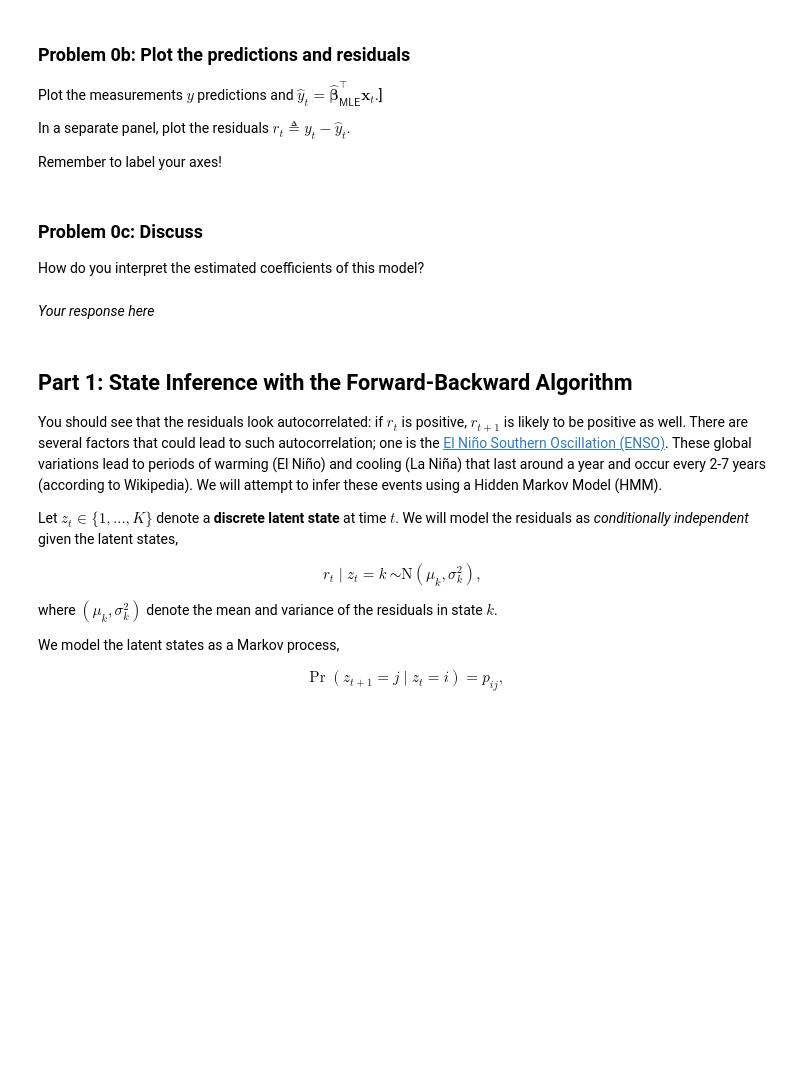
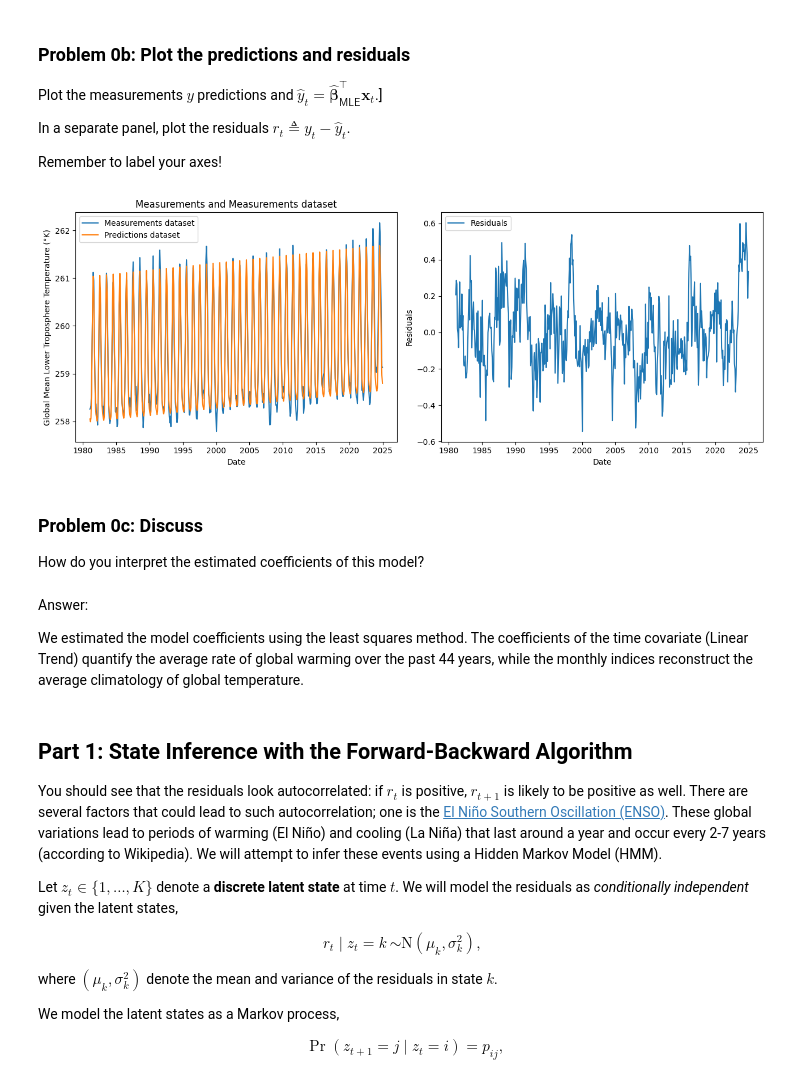
Before and after one commit to Zane-Liao/stats305b, a Jupyter notebook: hw3.ipynb, the cells around one changed output. Cells and saved outputs as stored; diff of their text form; code cells hidden in the pictures; blank space fills up the shorter version.

```diff
--- a/hw3.ipynb
+++ b/hw3.ipynb
@@ -191,5 +205,11 @@ Use the following covariates,
 # %%
 # We'll help you extract the months as integers
 months = torch.tensor([date.astype(datetime).month for date in dates])
+T = len(months)
+t = torch.arange(1, T+1, dtype=torch.float32)
+X = torch.cat([t.unsqueeze(1), nn.functional.one_hot(months - 1, num_classes=12)], dim=1).float()
+y = global_temps.float()
 
+beta_hat_mle = (X.T @ X).inverse() @ X.T @ y
+beta_hat_mle
 # YOUR CODE HERE
@@ -206,9 +228,32 @@ Remember to label your axes!
+# %%
+# YOUR CODE HERE
+y_hat_t = X @ beta_hat_mle
+r_t = y - y_hat_t
+
+fig, axs = plt.subplots(1, 2, figsize=(13, 5))
+axs[0].plot(dates, y, label="Measurements dataset")
+axs[0].plot(dates, y_hat_t, label="Predictions dataset")
+axs[0].set_xlabel("Date")
+axs[0].set_ylabel("Global Mean Lower Troposphere Temperature (°K)")
+axs[0].legend()
+axs[0].set_title("Measurements and Measurements dataset")
+
+axs[1].plot(dates, r_t, label="Residuals")
+axs[1].set_xlabel("Date")
+axs[1].set_ylabel("Residuals")
+axs[1].legend()
+
+plt.tight_layout()
+# %% [output]
+[figure, added]
 # %% [markdown]
 ### Problem 0c: Discuss
 
 How do you interpret the estimated coefficients of this model?
-# %% [markdown]
-_Your response here_
+# %% [markdown]
+Answer:
+
+We estimated the model coefficients using the least squares method. The coefficients of the time covariate (Linear Trend) quantify the average rate of global warming over the past 44 years, while the monthly indices reconstruct the average climatology of global temperature.
 # %% [markdown]
 ## Part 1: State Inference with the Forward-Backward Algorithm
 
```
Also changed, not shown: parts of 8 cells of this notebook, 1 other file.
